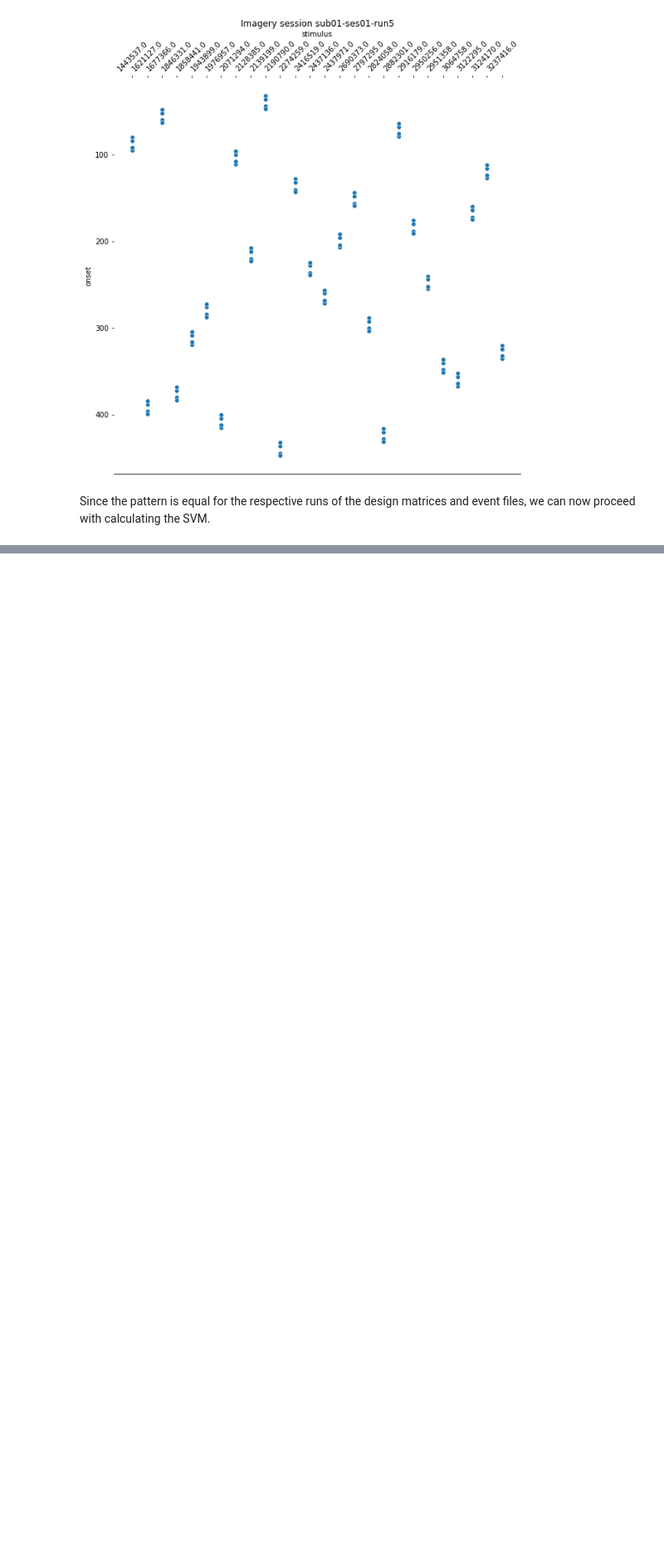
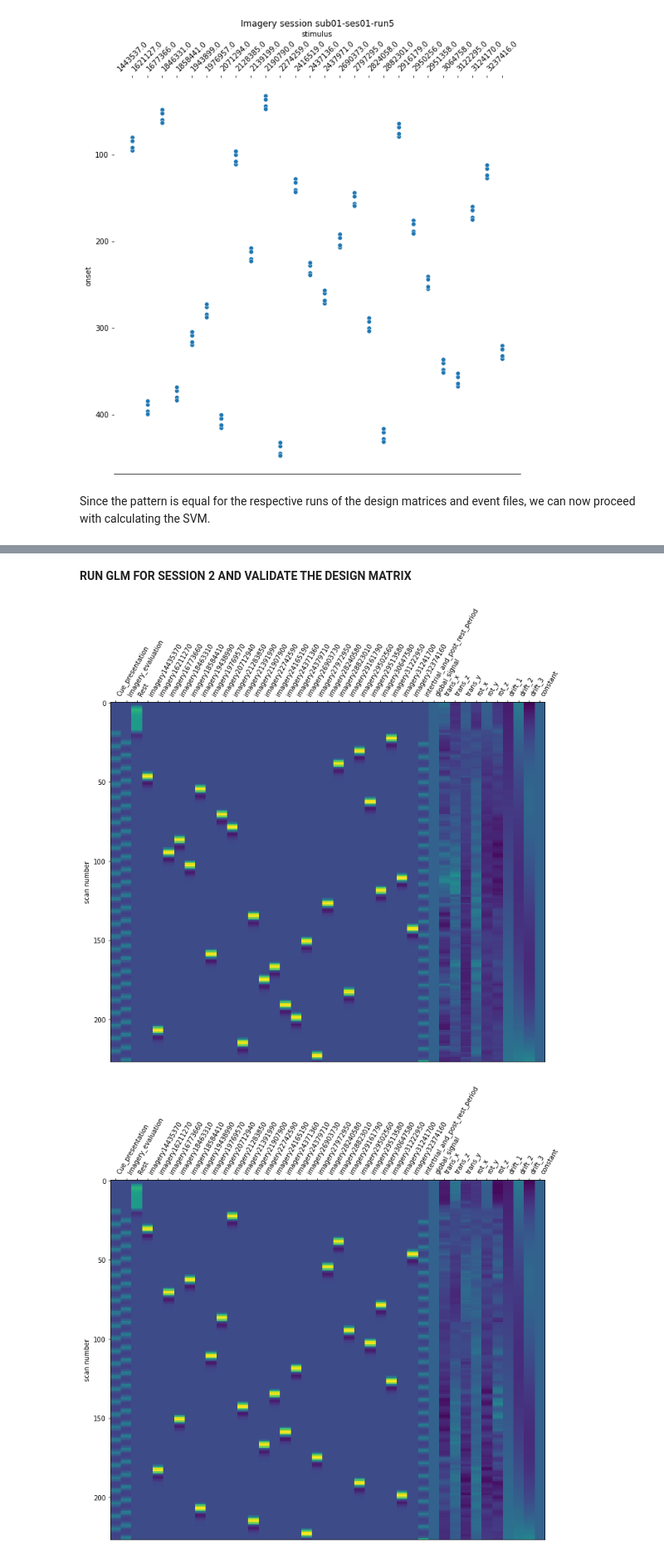
Before and after one commit to JNPauli/Banter, a Jupyter notebook: data/General_linear_model.ipynb, the cells around one changed output, grey strips where cells are left out. Shown at 83% size. Saved outputs shown, nothing was run; the diff lists cells and outputs as text; code cells hidden in the pictures; blank space fills up the shorter version.

Commit message:
added design matrix and event plot for session 2

```diff
--- a/data/General_linear_model.ipynb
+++ b/data/General_linear_model.ipynb
@@ -675,10 +633,0 @@ for pos, x in enumerate(ses_func):
-# %%
-confounds_all_ses = []
-for session in os.listdir():
-    for sesnumber in os.scandir(session):
-            filename = sesnumber
-            if filename.path.endswith(".tsv"):
-                confounds_all_ses.append(pd.read_csv(sesnumber,sep='\t'))
-                continue
-            else:
-                continue
@@ -762,19 +633,0 @@ TypeError: list indices must be integers or slices, not str
-# %%
-from nilearn.glm.first_level import make_first_level_design_matrix
-events_all_ses = []
-stimuli_all_ses = []
-x=[]
-X = []
-hrf_model = 'glover'
-for session in ["02","03","04"]:
-    for run in ["01","02","03","04","05"]:
-        fmri_img__ = 'sub-01_ses-imagery{}_task-imagery_run-{}_desc-preproc_bold.nii.gz'.format(session,run)
-        confounds__ = pd.read_table('/mnt/c/Users/janos/git/sessions/sub01-ses-{}-imagery/sub-01_ses-imagery{}_task-imagery_run-{}_desc-preproc_confounds.tsv'.format(session,session,run))
-        reg_no_interest__ = confounds__[['global_signal', 'trans_x','trans_z','trans_y','rot_x','rot_y','rot_z']].copy()
-        events_all_ = pd.read_table('/home/jpauli/ds001506/sub-01/ses-imagery{}/func/sub-01_ses-imagery{}_task-imagery_run-{}_events.tsv'.format(session,session,run))
-        stimuli_all_ = trialtype(events_all_)
-        regressors_of_interest_all_ = events_all_[['onset','duration']]
-        regressors_of_interest_all_['trial_type'] = stimuli_all_
-        X.append(make_first_level_design_matrix(
-        frame_times, regressors_of_interest_all_, drift_model='polynomial', drift_order=3,
-        add_regs=reg_no_interest__, add_reg_names=None, hrf_model=hrf_model))
@@ -802,0 +647,5 @@ X[]
+# %%
+func_images = []
+for session in ["02","03","04"]:
+    for run in ["01","02","03","04","05"]:
+        func_images.append('sub-01_ses-imagery{}_task-imagery_run-{}_desc-preproc_bold.nii.gz'.format(session,run))
@@ -802,0 +674,15 @@ X[]
+# %% [markdown]
+**RUN GLM FOR SESSION 2 AND VALIDATE THE DESIGN MATRIX**
+# %%
+os.chdir("/mnt/c/Users/janos/git/sessions/sub01-ses-02-imagery")
+design_ses_2 = X[0:5]
+glm_ses_2 = glm.fit(func_images[0:5], design_matrices=design_ses_2)
+# %%
+from nilearn.plotting import plot_design_matrix
+runs = [0,1,2,3,4]
+for run, matrix in enumerate(runs):
+    design_matrix = glm_ses_2.design_matrices_[run]
+    plot_design_matrix(design_matrix)
+# %% [output]
+[figure, added]
+[figure, added]
```
Also changed, not shown: parts of 26 cells of this notebook.
